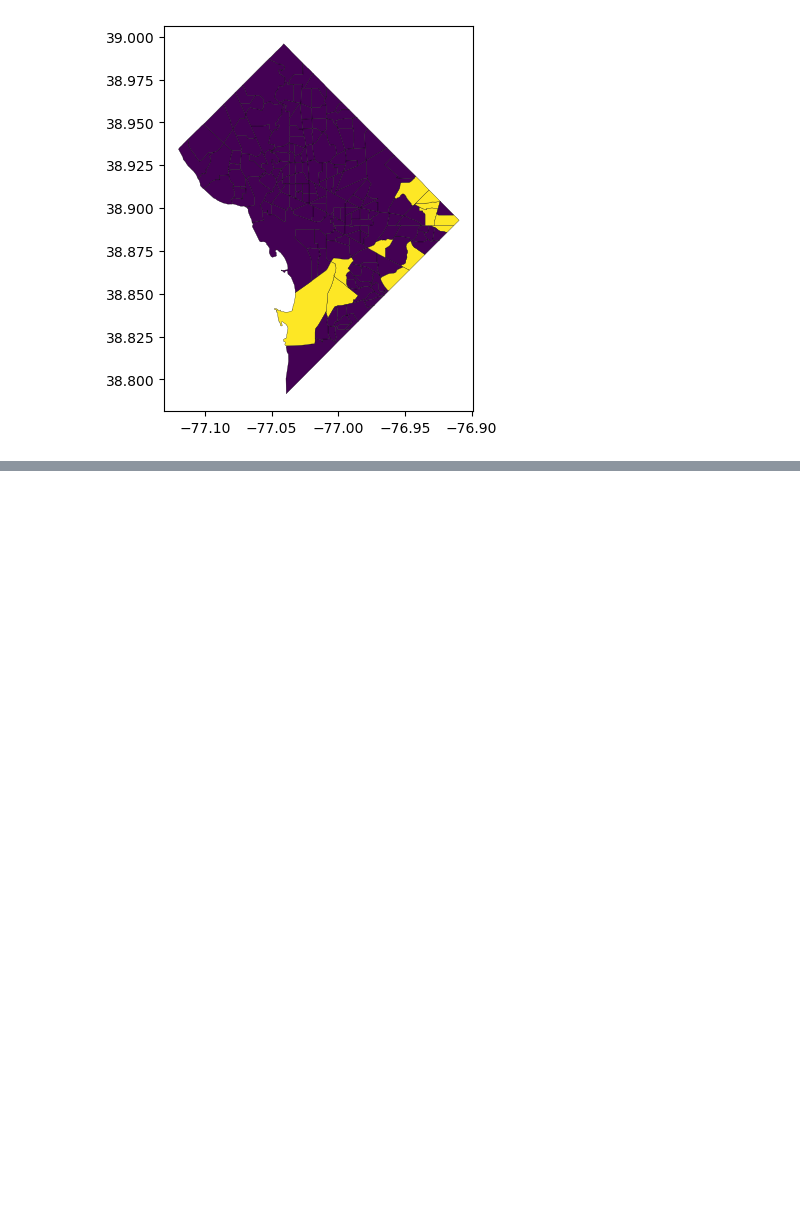
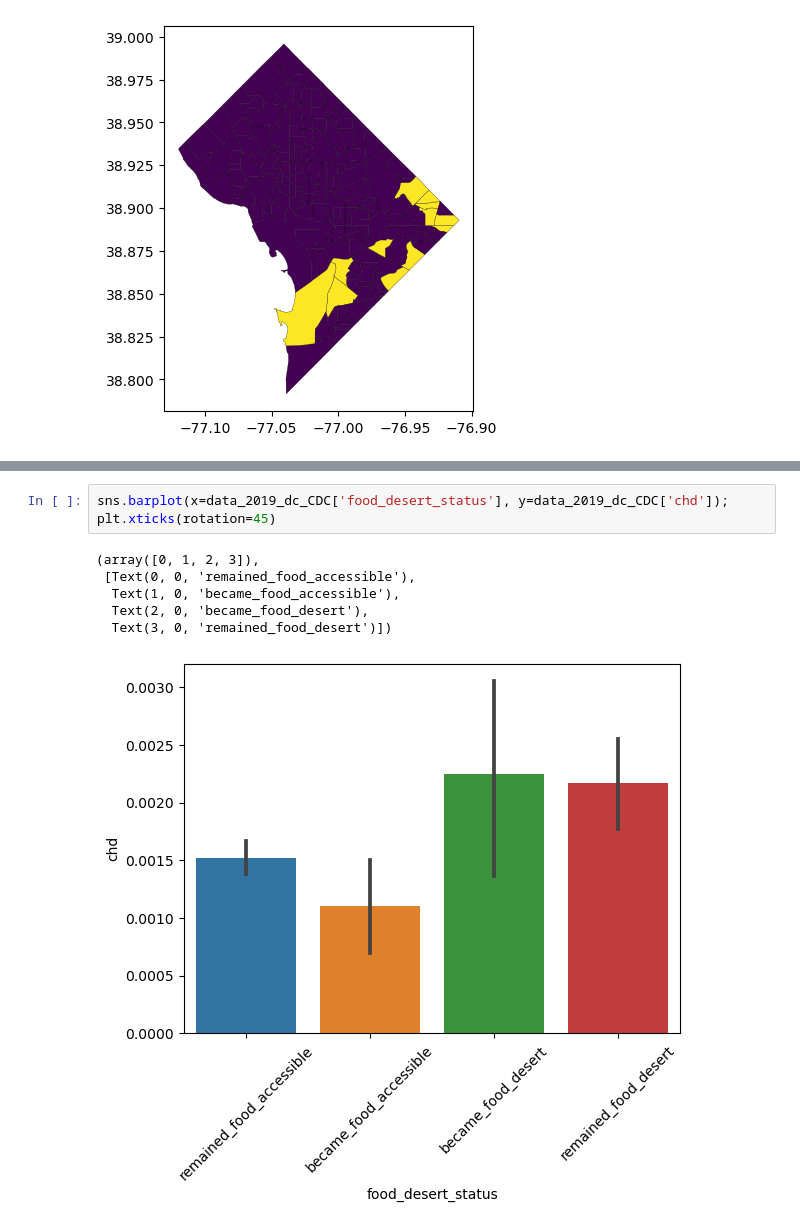
Before and after one commit to derryzrli/food-insecurity-analysis, a Jupyter notebook: starter-code_k.ipynb, the cells around one changed output, grey strips where cells are left out. Cells and saved outputs as stored; diff of their text form; blank space fills up the shorter version.

```diff
--- a/starter-code_k.ipynb
+++ b/starter-code_k.ipynb
@@ -728,0 +960,10 @@ dc_all_shape.plot(
+# %%
+sns.barplot(x=data_2019_dc_CDC['food_desert_status'], y=data_2019_dc_CDC['chd']);
+plt.xticks(rotation=45)
+# %% [output]
+(array([0, 1, 2, 3]),
+ [Text(0, 0, 'remained_food_accessible'),
+  Text(1, 0, 'became_food_accessible'),
+  Text(2, 0, 'became_food_desert'),
+  Text(3, 0, 'remained_food_desert')])
+[figure, added]
```
Also changed, not shown: parts of 41 cells of this notebook.
